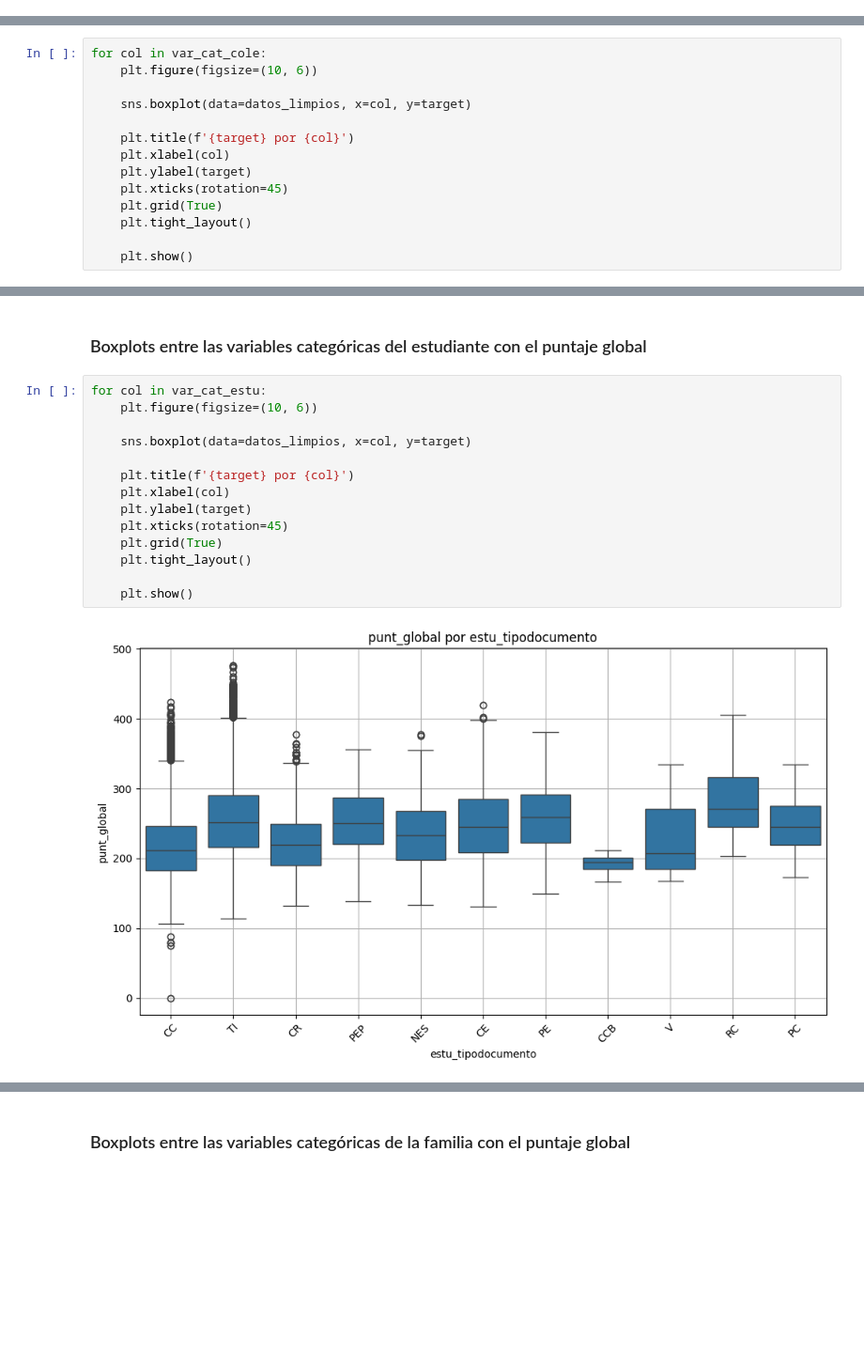
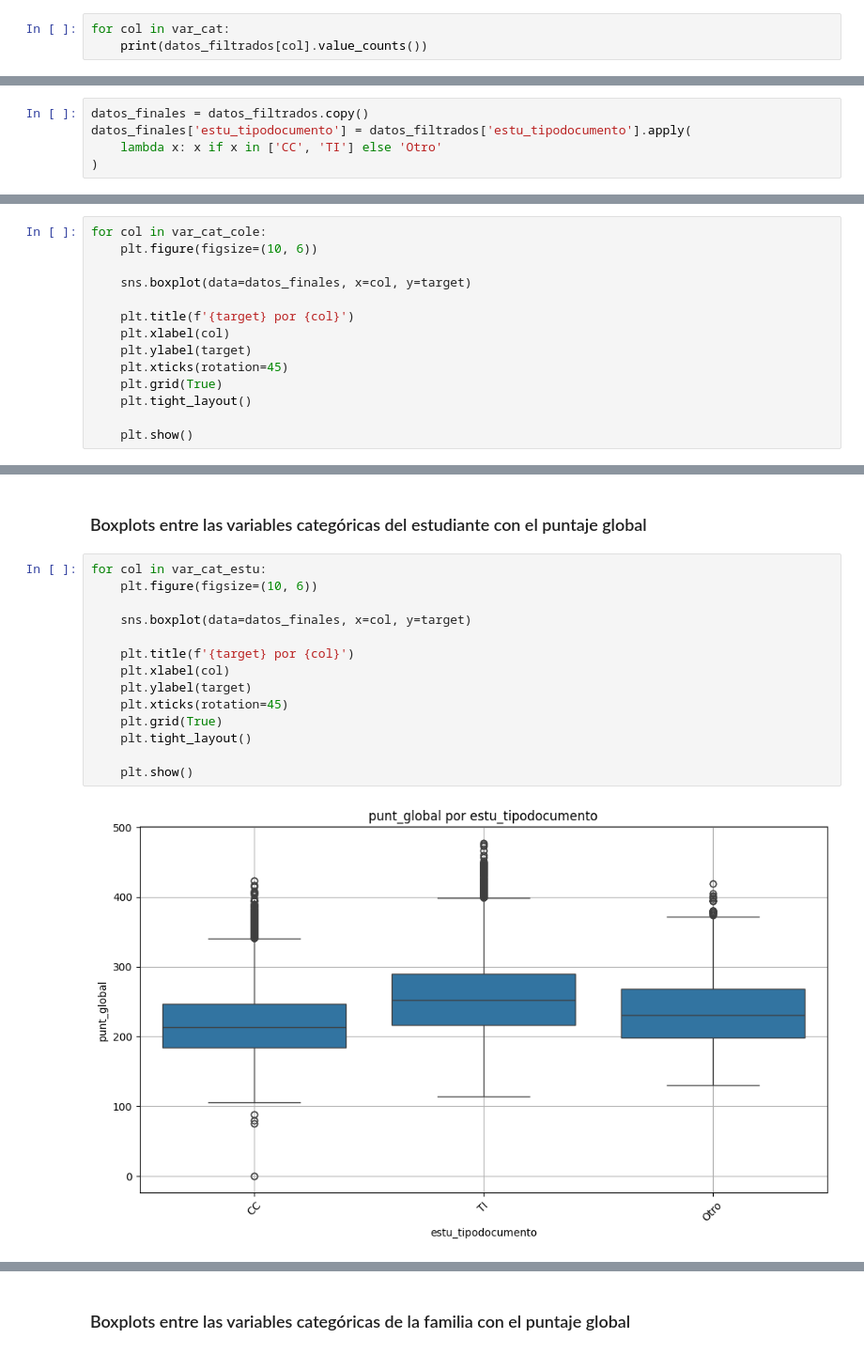
Before and after one commit to jczv24/Proyecto-2, a Jupyter notebook: fuentes_de_modelizacion.ipynb, the cells around one changed output, grey strips where cells are left out. Shown at 94% size. Saved outputs shown, nothing was run; the diff lists cells and outputs as text; blank space fills up the shorter version.

Commit message:
Agrupación de otros documentos diferentes a CC y TI

```diff
--- a/fuentes_de_modelizacion.ipynb
+++ b/fuentes_de_modelizacion.ipynb
@@ -141,3 +141,6 @@ var_cat_estu.append('desemp_ingles')
 var_cat_fami = [col for col in var_cat if col.startswith('fami')]
 var_num = 'estu_edad'
 target = 'punt_global'
+# %%
+for col in var_cat:
+    print(datos_filtrados[col].value_counts())
@@ -144,3 +165,8 @@ target = 'punt_global'
+# %%
+datos_finales = datos_filtrados.copy()
+datos_finales['estu_tipodocumento'] = datos_filtrados['estu_tipodocumento'].apply(
+    lambda x: x if x in ['CC', 'TI'] else 'Otro'
+)
 # %% [markdown]
 ### Scatter plot para ver la relación entre la edad y el puntaje global
 # %%
@@ -155,7 +181,7 @@ Text(0.5, 0, 'estu_edad')
 for col in var_cat_cole:
     plt.figure(figsize=(10, 6))
 
-    sns.boxplot(data=datos_limpios, x=col, y=target)
+    sns.boxplot(data=datos_finales, x=col, y=target)
 
     plt.title(f'{target} por {col}')
     plt.xlabel(col)
@@ -178,19 +204,19 @@ for col in var_cat_cole:
 # %%
 for col in var_cat_estu:
     plt.figure(figsize=(10, 6))
 
-    sns.boxplot(data=datos_limpios, x=col, y=target)
+    sns.boxplot(data=datos_finales, x=col, y=target)
 
     plt.title(f'{target} por {col}')
     plt.xlabel(col)
     plt.ylabel(target)
     plt.xticks(rotation=45)
     plt.grid(True)
     plt.tight_layout()
 
     plt.show()
 # %% [output]
-[figure, old version]
+[figure, new version]
 [figure]
 [figure]
 [figure]
```
Also changed, not shown: parts of 4 cells of this notebook.
